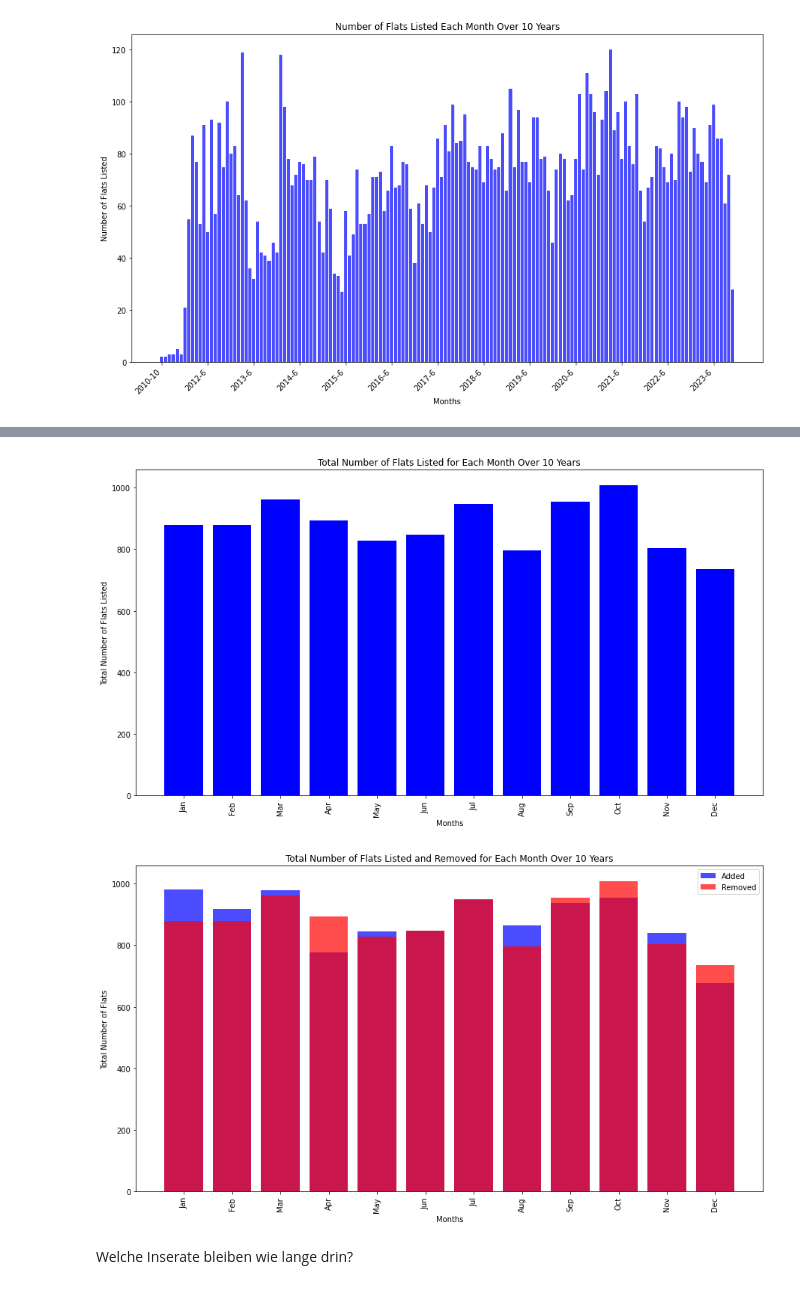
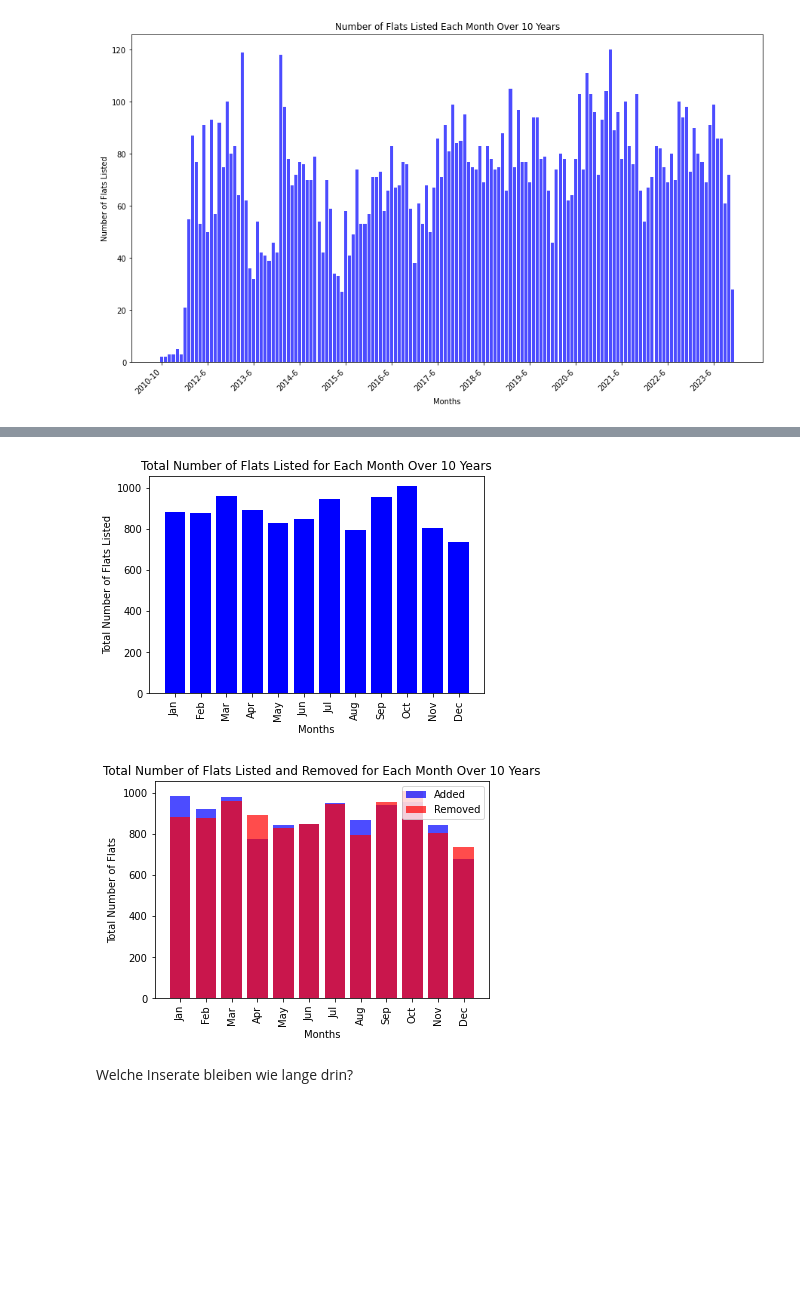
Before and after one commit to okihnjo/DataLiteracy, a Jupyter notebook: notebooks/correlations.ipynb, the cells around one changed output, grey strips where cells are left out. Drawn from its saved outputs; the diff is of its cells as text; code cells hidden in the pictures; blank space fills up the shorter version.

```diff
--- a/notebooks/correlations.ipynb
+++ b/notebooks/correlations.ipynb
@@ -144,23 +158,23 @@ Wann werden Inserate am öftesten rausgenommen?
 # %%
 df['year'] = df['enddate'].str[:4]
 df["month"] = pd.DatetimeIndex(df['enddate']).month
 monthly_counts = df.groupby(['year', 'month']).size().reset_index(name='count')
 
 monthly_counts_summed = monthly_counts.groupby('month')['count'].sum().reset_index(name='total_count')
 
-plt.figure(figsize=(15, 8))
+#plt.figure(figsize=(15, 8))
 plt.bar(monthly_counts_summed['month'], monthly_counts_summed['total_count'], color='blue')
 
 plt.title('Total Number of Flats Listed for Each Month Over 10 Years')
 plt.xlabel('Months')
 plt.ylabel('Total Number of Flats Listed')
 
 month_names = ['Jan', 'Feb', 'Mar', 'Apr', 'May', 'Jun', 'Jul', 'Aug', 'Sep', 'Oct', 'Nov', 'Dec']
 plt.xticks(monthly_counts_summed['month'], month_names, rotation='vertical')
 
 plt.show()
 # %% [output]
-[figure, old version]
+[figure, new version]
 # %%
 df['year'] = df['startdate'].str[:4]
 df["month"] = pd.DatetimeIndex(df['startdate']).month
@@ -172,7 +186,7 @@ df["month_removed"] = pd.DatetimeIndex(df['enddate']).month
 monthly_removed_counts = df.groupby(['year_removed', 'month_removed']).size().reset_index(name='removed_count')
 monthly_removed_counts_summed = monthly_removed_counts.groupby('month_removed')['removed_count'].sum().reset_index(name='total_removed_count')
 
-plt.figure(figsize=(15, 8))
+#plt.figure(figsize=(15, 8))
 plt.bar(monthly_counts_summed['month'], monthly_counts_summed['total_count'], color='blue', alpha=0.7, label='Added')
 plt.bar(monthly_removed_counts_summed['month_removed'], monthly_removed_counts_summed['total_removed_count'], color='red', alpha=0.7, label='Removed')
 
@@ -185,6 +199,6 @@ plt.xticks(monthly_counts_summed['month'], month_names, rotation='vertical')
 plt.legend()
 plt.show()
 # %% [output]
-[figure, old version]
+[figure, new version]
 # %% [markdown]
 Welche Inserate bleiben wie lange drin?
```
Also changed, not shown: parts of 5 cells of this notebook.
